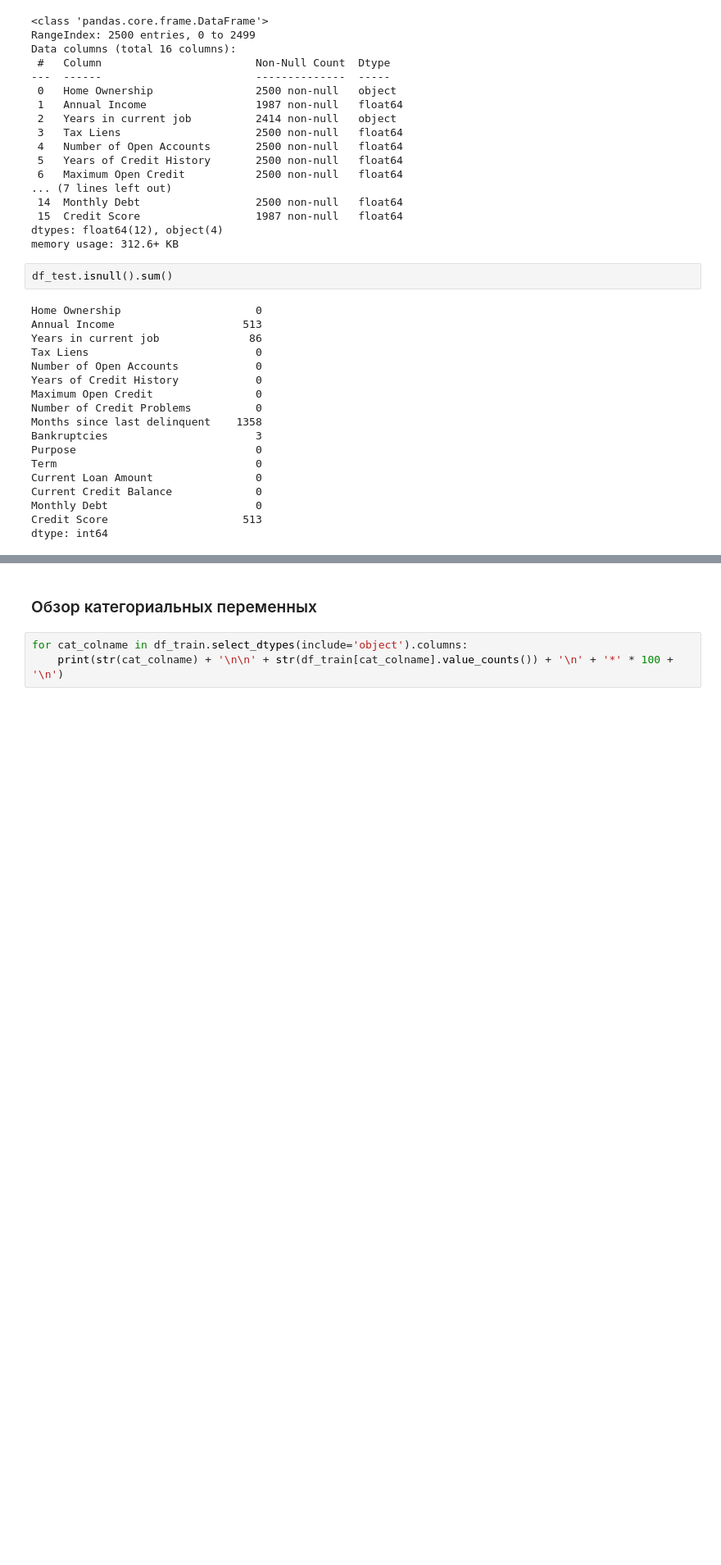
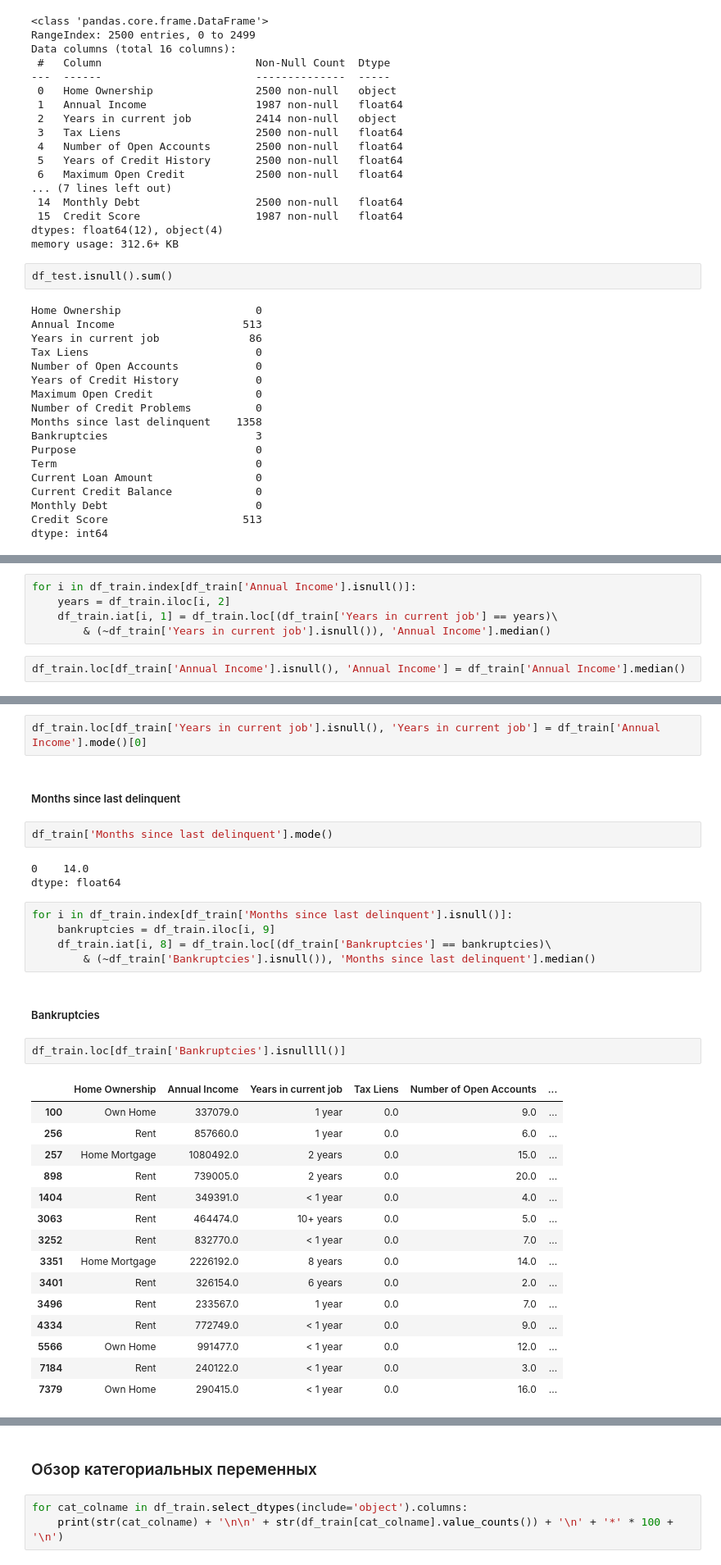
Before and after one commit to AntonyVasilev/Libs_for_DS_additional, a Jupyter notebook: draft_notebook.ipynb, the cells around one changed output, grey strips where cells are left out. Shown at 82% size. Cells and saved outputs as stored; diff of their text form; blank space fills up the shorter version.

```diff
--- a/draft_notebook.ipynb
+++ b/draft_notebook.ipynb
@@ -149,0 +197,7 @@ dtype: int64
+# %%
+for i in df_train.index[df_train['Annual Income'].isnull()]:
+    years = df_train.iloc[i, 2]
+    df_train.iat[i, 1] = df_train.loc[(df_train['Years in current job'] == years)\
+        & (~df_train['Years in current job'].isnull()), 'Annual Income'].median()
+# %%
+df_train.loc[df_train['Annual Income'].isnull(), 'Annual Income'] = df_train['Annual Income'].median()
@@ -149,0 +206,34 @@ dtype: int64
+# %%
+df_train.loc[df_train['Years in current job'].isnull(), 'Years in current job'] = df_train['Annual Income'].mode()[0]
+# %% [markdown]
+##### Months since last delinquent
+# %%
+df_train['Months since last delinquent'].mode()
+# %% [output]
+0    14.0
+dtype: float64
+# %%
+for i in df_train.index[df_train['Months since last delinquent'].isnull()]:
+    bankruptcies = df_train.iloc[i, 9]
+    df_train.iat[i, 8] = df_train.loc[(df_train['Bankruptcies'] == bankruptcies)\
+        & (~df_train['Bankruptcies'].isnull()), 'Months since last delinquent'].median()
+# %% [markdown]
+##### Bankruptcies
+# %%
+df_train.loc[df_train['Bankruptcies'].isnullll()]
+# %% [output]
+|  | Home Ownership | Annual Income | Years in current job | Tax Liens | Number of Open Accounts | ... |
+| 100 | Own Home | 337079.0 | 1 year | 0.0 | 9.0 | ... |
+| 256 | Rent | 857660.0 | 1 year | 0.0 | 6.0 | ... |
+| 257 | Home Mortgage | 1080492.0 | 2 years | 0.0 | 15.0 | ... |
+| 898 | Rent | 739005.0 | 2 years | 0.0 | 20.0 | ... |
+| 1404 | Rent | 349391.0 | < 1 year | 0.0 | 4.0 | ... |
+| 3063 | Rent | 464474.0 | 10+ years | 0.0 | 5.0 | ... |
+| 3252 | Rent | 832770.0 | < 1 year | 0.0 | 7.0 | ... |
+| 3351 | Home Mortgage | 2226192.0 | 8 years | 0.0 | 14.0 | ... |
+| 3401 | Rent | 326154.0 | 6 years | 0.0 | 2.0 | ... |
+| 3496 | Rent | 233567.0 | 1 year | 0.0 | 7.0 | ... |
+| 4334 | Rent | 772749.0 | < 1 year | 0.0 | 9.0 | ... |
+| 5566 | Own Home | 991477.0 | < 1 year | 0.0 | 12.0 | ... |
+| 7184 | Rent | 240122.0 | < 1 year | 0.0 | 3.0 | ... |
+| 7379 | Own Home | 290415.0 | < 1 year | 0.0 | 16.0 | ... |
```
Also changed, not shown: parts of 12 cells of this notebook.
